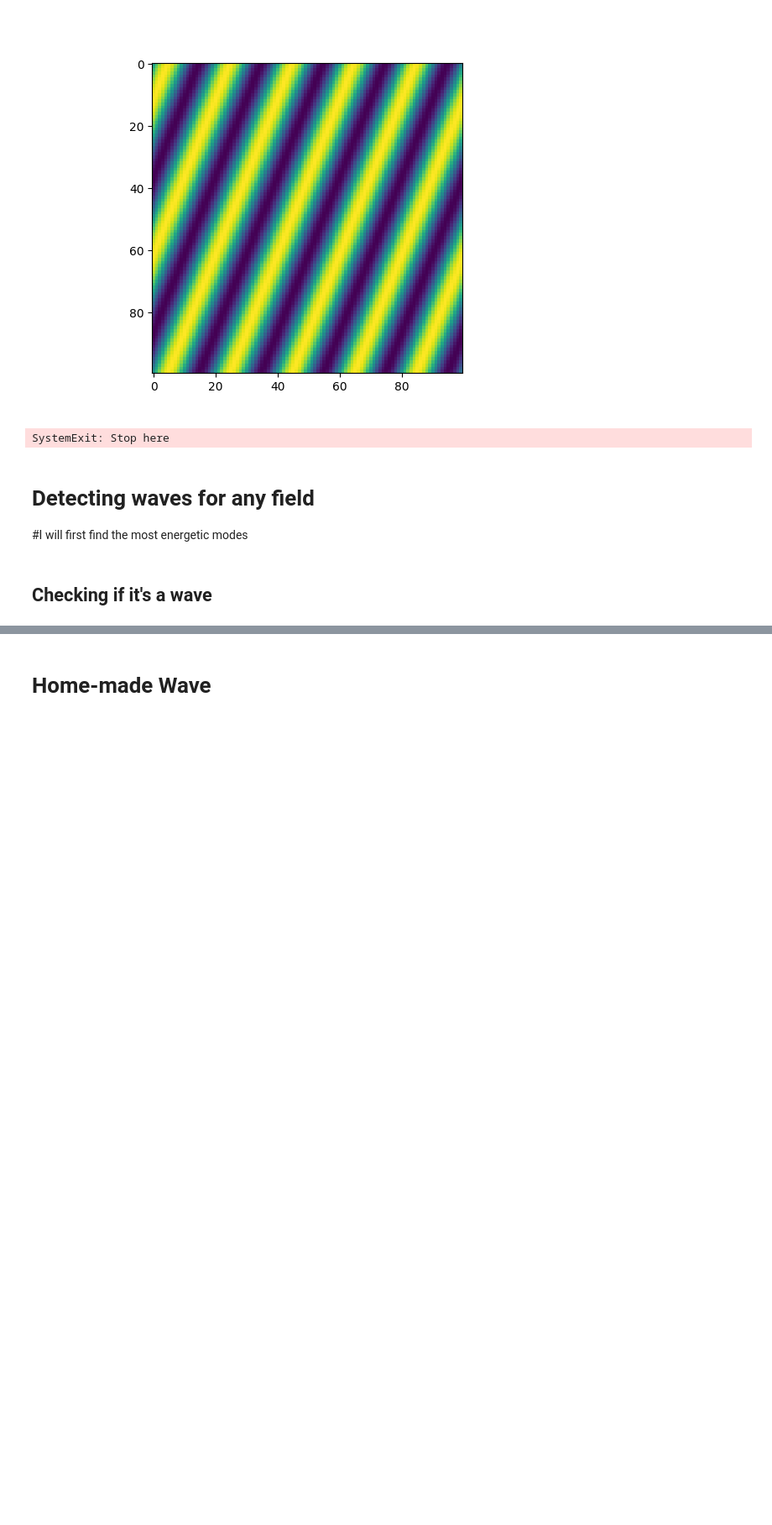
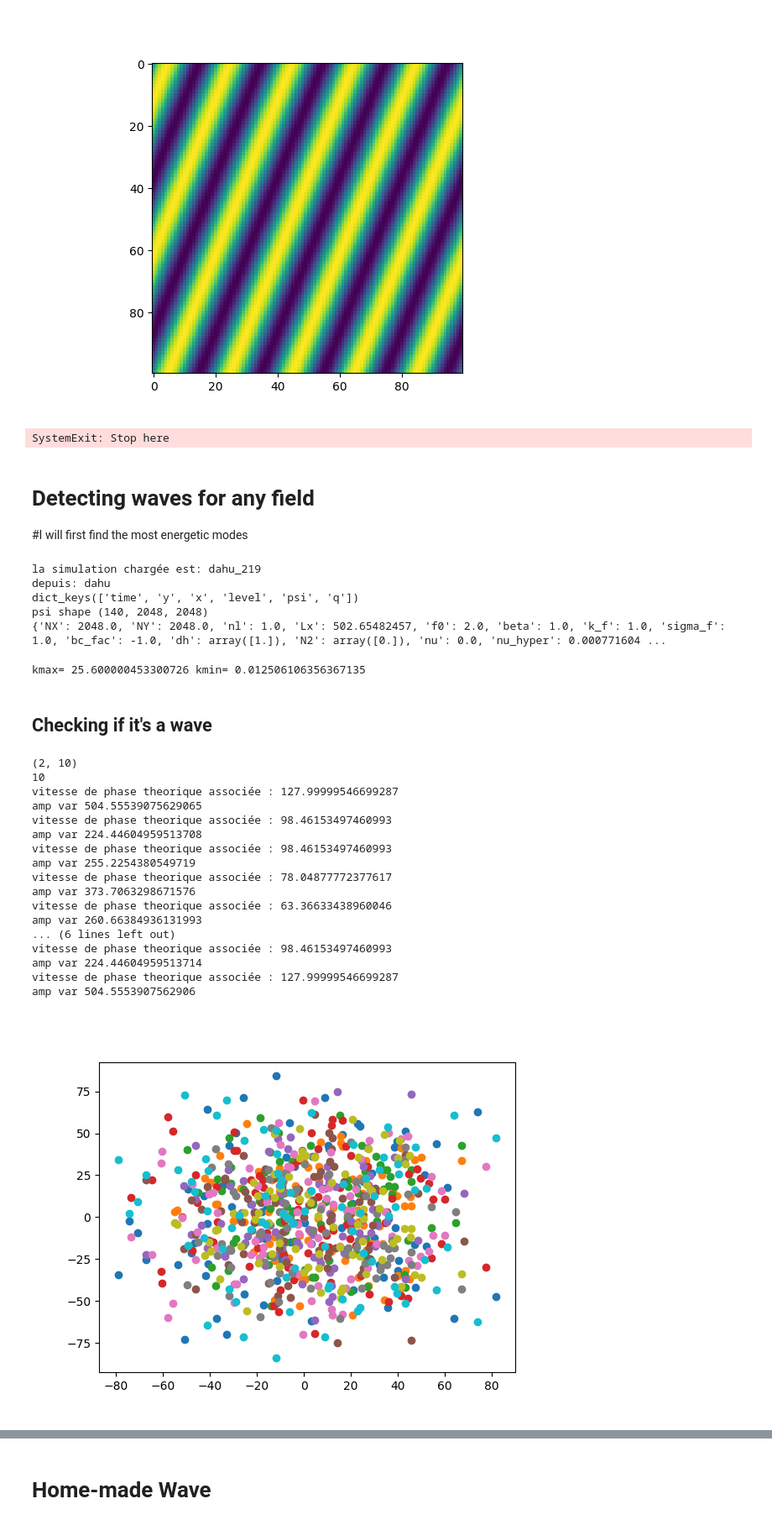
Before and after one commit to LennardMiller/Stage_M2, a Jupyter notebook: Rossby_diag.ipynb, the cells around one changed output, grey strips where cells are left out. Shown at 84% size. Saved outputs shown, nothing was run; the diff lists cells and outputs as text; code cells hidden in the pictures; blank space fills up the shorter version.

```diff
--- a/Rossby_diag.ipynb
+++ b/Rossby_diag.ipynb
@@ -329,7 +329,7 @@ SystemExit: Stop here
 #I will first find the most energetic modes
 # %%
 #Number of simulation
-n=73
+n=219
 
 #choose between 'local' or 'dahu'
 where='dahu'
@@ -363,7 +363,7 @@ print(dataset.variables.keys())
 t=dataset.variables['time'][:]
 x=dataset.variables['x'][:]
 y=dataset.variables['y'][:]
-psi=dataset.variables['psi'][:,0,:,:]
+psi=dataset.variables['psi'][20:,0,:,:]
 q=dataset.variables['q'][:,0,:,:]
 
 print("psi shape",psi.shape)
@@ -385,6 +385,12 @@ bc_fac=param['bc_fac']
 nu_hyper=param['nu_hyper']
 n_hyper=param['n_hyper']
 dt_out=param['dt_out']
+# %% [output]
+la simulation chargée est: dahu_219
+depuis: dahu
+dict_keys(['time', 'y', 'x', 'level', 'psi', 'q'])
+psi shape (140, 2048, 2048)
+{'NX': 2048.0, 'NY': 2048.0, 'nl': 1.0, 'Lx': 502.65482457, 'f0': 2.0, 'beta': 1.0, 'k_f': 1.0, 'sigma_f': 1.0, 'bc_fac': -1.0, 'dh': array([1.]), 'N2': array([0.]), 'nu': 0.0, 'nu_hyper': 0.000771604 ...
 # %%
 time_tab=np.array([10])
 
@@ -402,33 +408,54 @@ Lx=nx*dx
 
 
 #k_max,l_max,amp_max=find_mode_max_amplitude(psi,Lx,nx,ny,time_tab)
+# %% [output]
+kmax= 25.600000453300726 kmin= 0.012506106356367135
 # %% [markdown]
 ## Checking if it's a wave
 # %%
 #Finding the modes out of the noise which could be candidates for Rossby waves
-
-time_sel=1
+time_sel_tab=np.arange(0,len(t)-80,1)
+time_sel=20
 kx = np.fft.fftfreq(nx, d=dx) * 2 * np.pi
 ky = np.fft.fftfreq(ny, d=dy) * 2 * np.pi
 psi_fft = np.fft.fft2(psi[time_sel,:,:])
 
 
 k_mode,l_mode=find_modes(psi_fft,kx,ky)
 
 
 print(len(k_mode))
 kl_pairs = np.array(list(zip(k_mode, l_mode)))
-epsilon=0.00001
+epsilon=100
 
 plt.figure()
 for pair in kl_pairs:
-    real_part_tab,imag_part_tab=fft2d_RI(psi[:,:,:],pair[0],pair[1],Lx,nx,ny,time_sel_tab)
+    real_part_tab,imag_part_tab=fft2d_RI(psi[:-20,:,:],pair[0],pair[1],Lx,nx,ny,time_sel_tab)
     amp=np.sqrt(real_part_tab**2+imag_part_tab**2)
-
+    print("vitesse de phase theorique associée :",beta/(pair[0]**2+pair[1]**2))
     #Check if the mode has a constant amplitude over time
     if np.abs(np.max(amp) - np.min(amp)) <= epsilon:
         #Then, we plot it
         plt.scatter(real_part_tab,imag_part_tab)
-        break
+        print("amp var",np.var(amp))
 #plt.title("amplitude of the mode (k,l)=("+str(f"{k_test:.2g}")+","+str(f"{l_test:.2g}")+") for different snapshots")
 plt.show()
+# %% [output]
+(2, 10)
+10
+vitesse de phase theorique associée : 127.99999546699287
+amp var 504.55539075629065
+vitesse de phase theorique associée : 98.46153497460993
+amp var 224.44604959513708
+vitesse de phase theorique associée : 98.46153497460993
+amp var 255.2254380549719
+vitesse de phase theorique associée : 78.04877772377617
+amp var 373.7063298671576
+vitesse de phase theorique associée : 63.36633438960046
+amp var 260.66384936131993
+... (6 lines left out)
+vitesse de phase theorique associée : 98.46153497460993
+amp var 224.44604959513714
+vitesse de phase theorique associée : 127.99999546699287
+amp var 504.5553907562906
+[figure, added]
```
Also changed, not shown: parts of 8 cells of this notebook, 11 other files.
